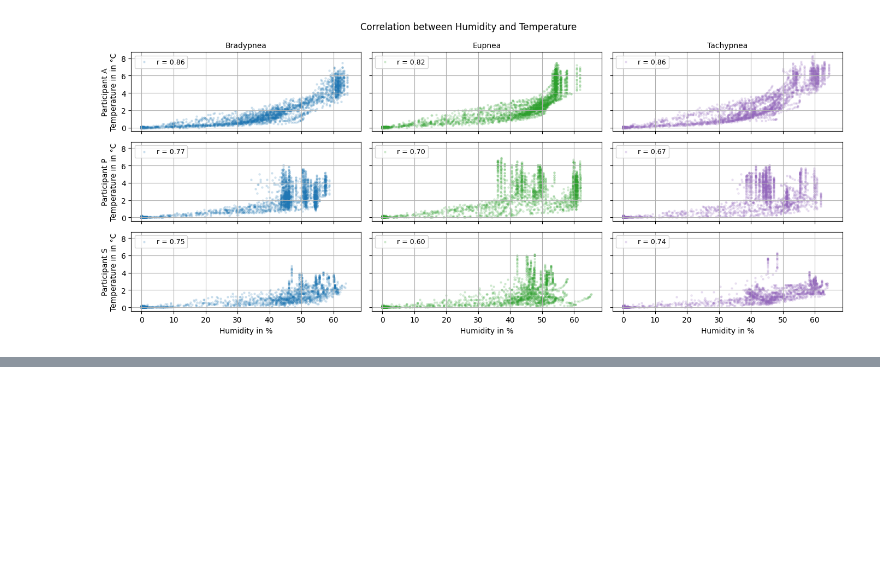
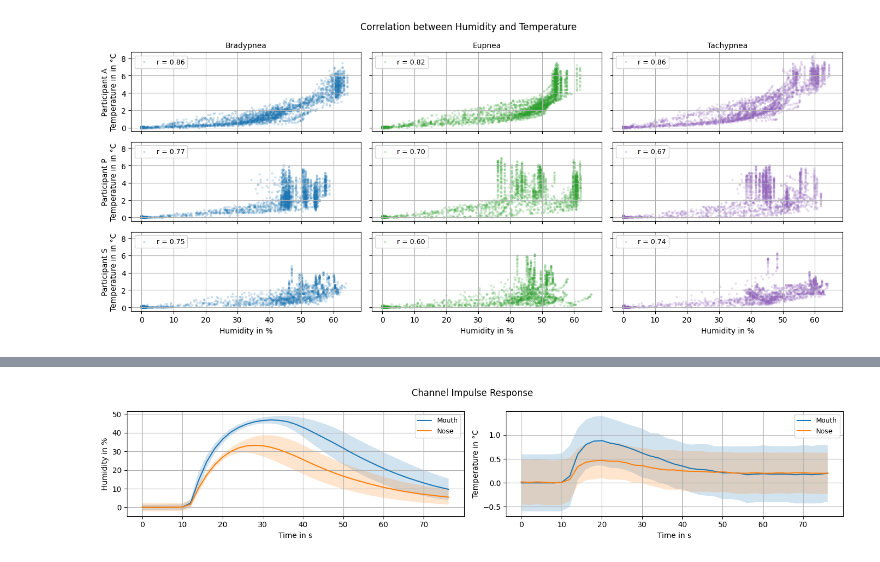
Before and after one commit to leon-rny/neural-network-breath-modeling, a Jupyter notebook: eda.ipynb, the cells around one changed output, grey strips where cells are left out. Cells and saved outputs as stored; diff of their text form; code cells hidden in the pictures; blank space fills up the shorter version.

```diff
--- a/eda.ipynb
+++ b/eda.ipynb
@@ -203,0 +244,39 @@ plt.show()
+# %%
+def cir_stats(region, cir_df):
+    trials = cir_df[cir_df['region'] == region]
+    humidity_mat    = np.stack(trials['humidity'].values)
+    temperature_mat = np.stack(trials['temperature'].values)
+    time = trials.iloc[0]['time']
+    mean_h = np.mean(humidity_mat, axis=0)
+    mean_t = np.mean(temperature_mat, axis=0)
+    std_h  = np.std(humidity_mat, axis=0)
+    std_t  = np.std(temperature_mat, axis=0)
+
+    return time, mean_h - mean_h.min(), mean_t - mean_t.min(), std_h, std_t
+
+t, mouth_h, mouth_t, mouth_h_std, mouth_t_std = cir_stats('mouth', cir)
+t, nose_h,  nose_t, nose_h_std, nose_t_std = cir_stats('nose',  cir)
+
+fig, axes = plt.subplots(1, 2, figsize=(14, 3))
+axes[0].plot(t, mouth_h, label='Mouth')
+axes[0].plot(t, nose_h,  label='Nose')
+axes[0].fill_between(t, mouth_h-mouth_h_std, mouth_h+mouth_h_std, alpha=0.2)
+axes[0].fill_between(t, nose_h-nose_h_std, nose_h+nose_h_std, alpha=0.2)
+axes[0].set_xlabel('Time in s')
+axes[0].set_ylabel('Humidity in %')
+axes[0].legend()
+axes[0].grid()
+
+axes[1].plot(t, mouth_t, label='Mouth')
+axes[1].plot(t, nose_t,  label='Nose')
+axes[1].fill_between(t, mouth_t-mouth_t_std, mouth_t+mouth_t_std, alpha=0.2)
+axes[1].fill_between(t, nose_t-nose_t_std, nose_t+nose_t_std, alpha=0.2)
+axes[1].set_xlabel('Time in s')
+axes[1].set_ylabel('Temperature in °C')
+axes[1].legend()
+axes[1].grid()
+plt.suptitle('Channel Impulse Response')
+plt.tight_layout()
+plt.show()
+# %% [output]
+[figure, added]
```
Also changed, not shown: parts of 6 cells of this notebook.
